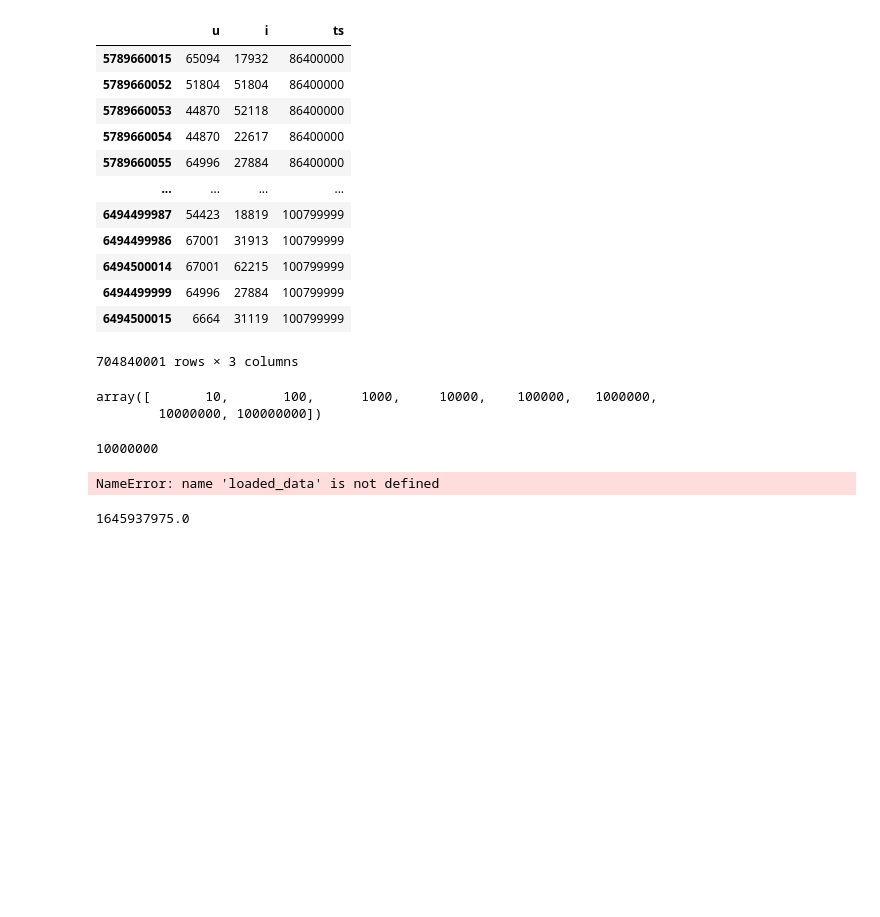
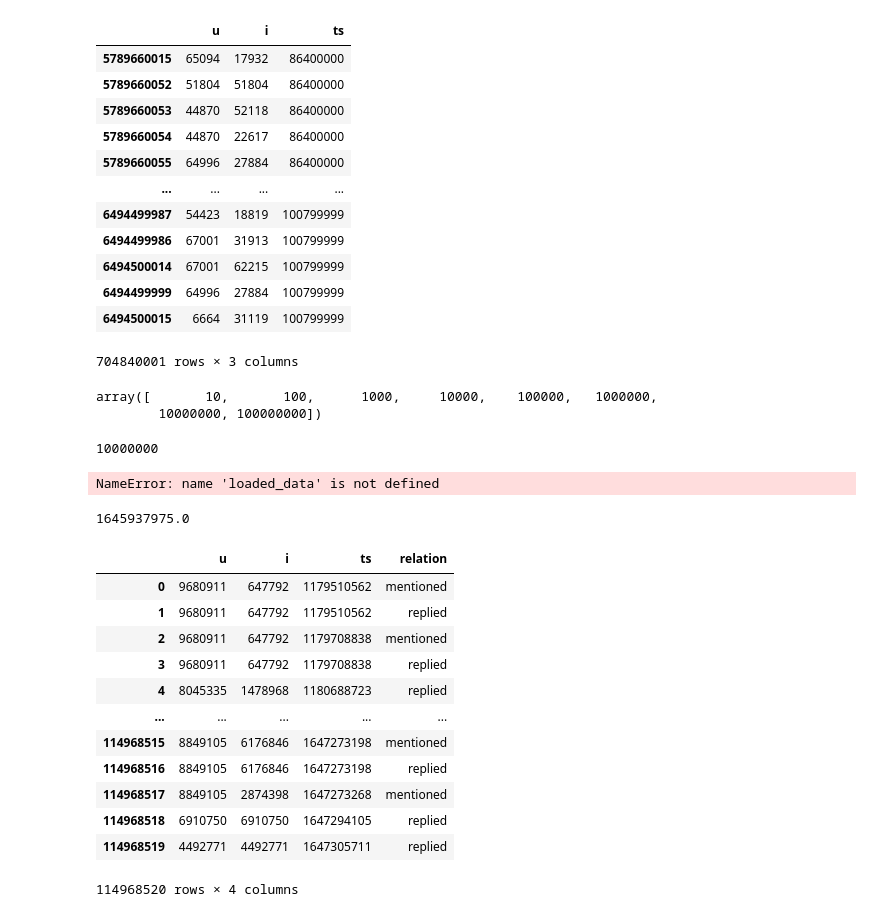
Before and after one commit to ashfaq1701/temporal-random-walk-test, a Jupyter notebook: test.ipynb, the cells around one changed output. Drawn from its saved outputs; the diff is of its cells as text; code cells hidden in the pictures; blank space fills up the shorter version.

```diff
--- a/test.ipynb
+++ b/test.ipynb
@@ -389,0 +394,16 @@ unix_timestamp
+# %%
+edges_data
+# %% [output]
+|  | u | i | ts | relation |
+| 0 | 9680911 | 647792 | 1179510562 | mentioned |
+| 1 | 9680911 | 647792 | 1179510562 | replied |
+| 2 | 9680911 | 647792 | 1179708838 | mentioned |
+| 3 | 9680911 | 647792 | 1179708838 | replied |
+| 4 | 8045335 | 1478968 | 1180688723 | replied |
+| ... | ... | ... | ... | ... |
+| 114968515 | 8849105 | 6176846 | 1647273198 | mentioned |
+| 114968516 | 8849105 | 6176846 | 1647273198 | replied |
+| 114968517 | 8849105 | 2874398 | 1647273268 | mentioned |
+| 114968518 | 6910750 | 6910750 | 1647294105 | replied |
+| 114968519 | 4492771 | 4492771 | 1647305711 | replied |
+114968520 rows × 4 columns
```
Also changed, not shown: parts of 3 cells of this notebook, 1 other file.
